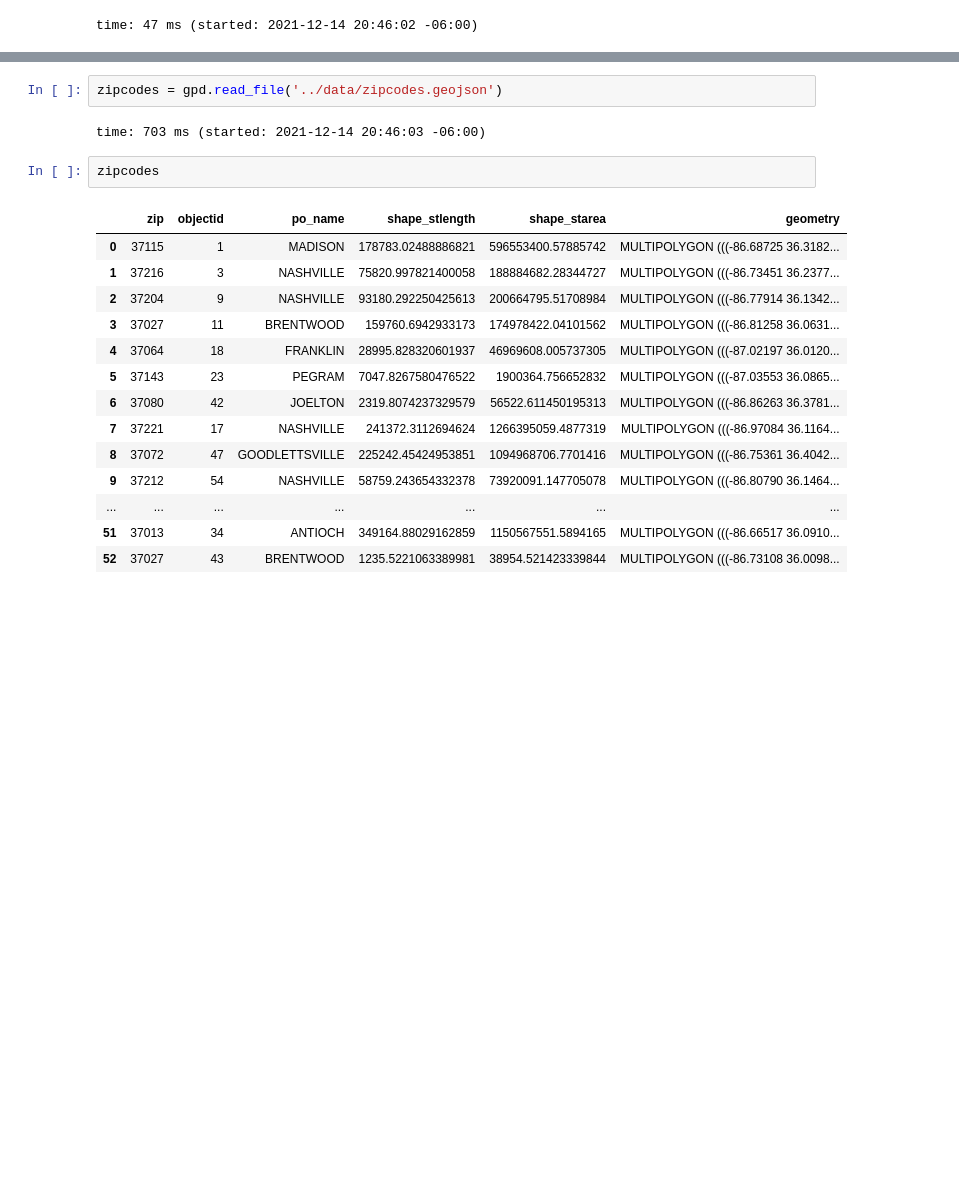
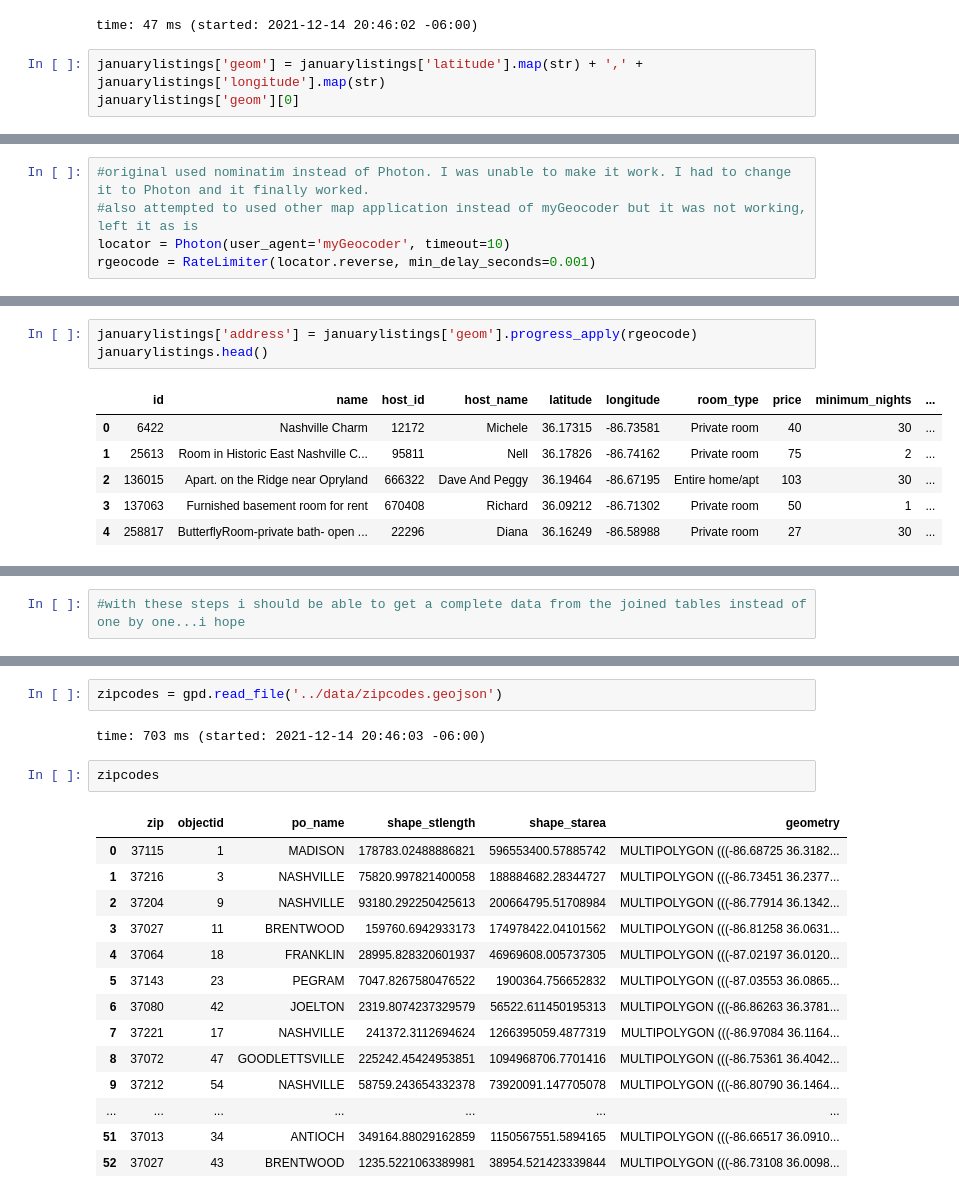
Before and after one commit to geraldinecontreras/Nashville-s_AIRBNB_ROI, a Jupyter notebook: notebooks/January2021.ipynb, the cells around one changed output, grey strips where cells are left out. Saved outputs shown, nothing was run; the diff lists cells and outputs as text; blank space fills up the shorter version.

```diff
--- a/notebooks/January2021.ipynb
+++ b/notebooks/January2021.ipynb
@@ -90,3 +99,6 @@ januarylistings.describe()
 | 75% | 4.256084e+07 | 1.941286e+08 | 36.181443 | -86.743790 | 214.000000 | 2.000000 | 70.000000 | 3.000000 | ... |
 | max | 4.778867e+07 | 3.846805e+08 | 36.398480 | -86.535520 | 25000.000000 | 360.000000 | 1007.000000 | 20.440000 | ... |
 time: 47 ms (started: 2021-12-14 20:46:02 -06:00)
+# %%
+januarylistings['geom'] = januarylistings['latitude'].map(str) + ',' + januarylistings['longitude'].map(str)
+januarylistings['geom'][0]
@@ -92,0 +110,5 @@ time: 47 ms (started: 2021-12-14 20:46:02 -06:00)
+# %%
+#original used nominatim instead of Photon. I was unable to make it work. I had to change it to Photon and it finally worked.
+#also attempted to used other map application instead of myGeocoder but it was not working, left it as is
+locator = Photon(user_agent='myGeocoder', timeout=10)
+rgeocode = RateLimiter(locator.reverse, min_delay_seconds=0.001)
@@ -92,0 +125,10 @@ time: 47 ms (started: 2021-12-14 20:46:02 -06:00)
+# %%
+januarylistings['address'] = januarylistings['geom'].progress_apply(rgeocode)
+januarylistings.head()
+# %% [output]
+|  | id | name | host_id | host_name | latitude | longitude | room_type | price | minimum_nights | ... |
+| 0 | 6422 | Nashville Charm | 12172 | Michele | 36.17315 | -86.73581 | Private room | 40 | 30 | ... |
+| 1 | 25613 | Room in Historic East Nashville C... | 95811 | Nell | 36.17826 | -86.74162 | Private room | 75 | 2 | ... |
+| 2 | 136015 | Apart. on the Ridge near Opryland | 666322 | Dave And Peggy | 36.19464 | -86.67195 | Entire home/apt | 103 | 30 | ... |
+| 3 | 137063 | Furnished basement room for rent | 670408 | Richard | 36.09212 | -86.71302 | Private room | 50 | 1 | ... |
+| 4 | 258817 | ButterflyRoom-private bath- open ... | 22296 | Diana | 36.16249 | -86.58988 | Private room | 27 | 30 | ... |
@@ -92,0 +136,2 @@ time: 47 ms (started: 2021-12-14 20:46:02 -06:00)
+# %%
+#with these steps i should be able to get a complete data from the joined tables instead of one by one...i hope
```
Also changed, not shown: parts of 13 cells of this notebook, 3 other files.
